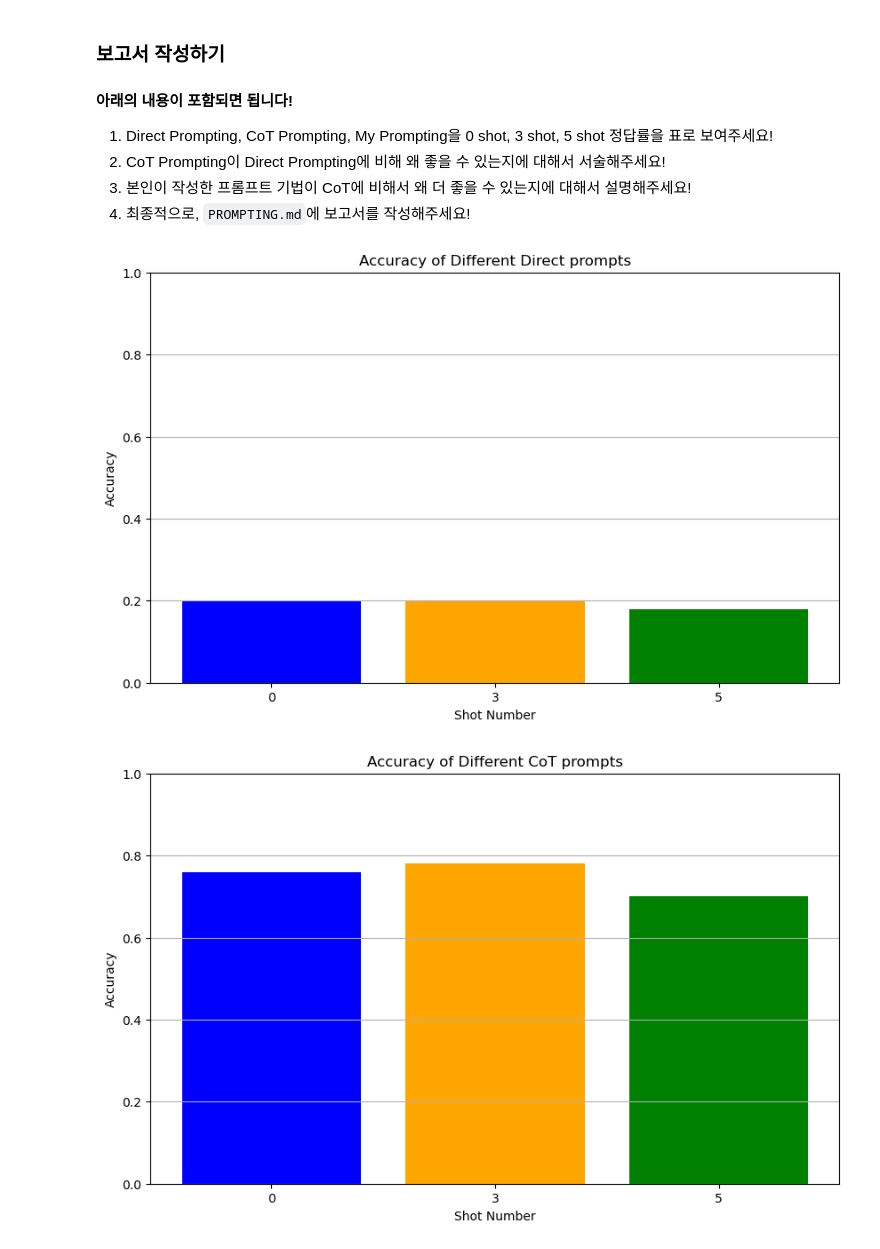
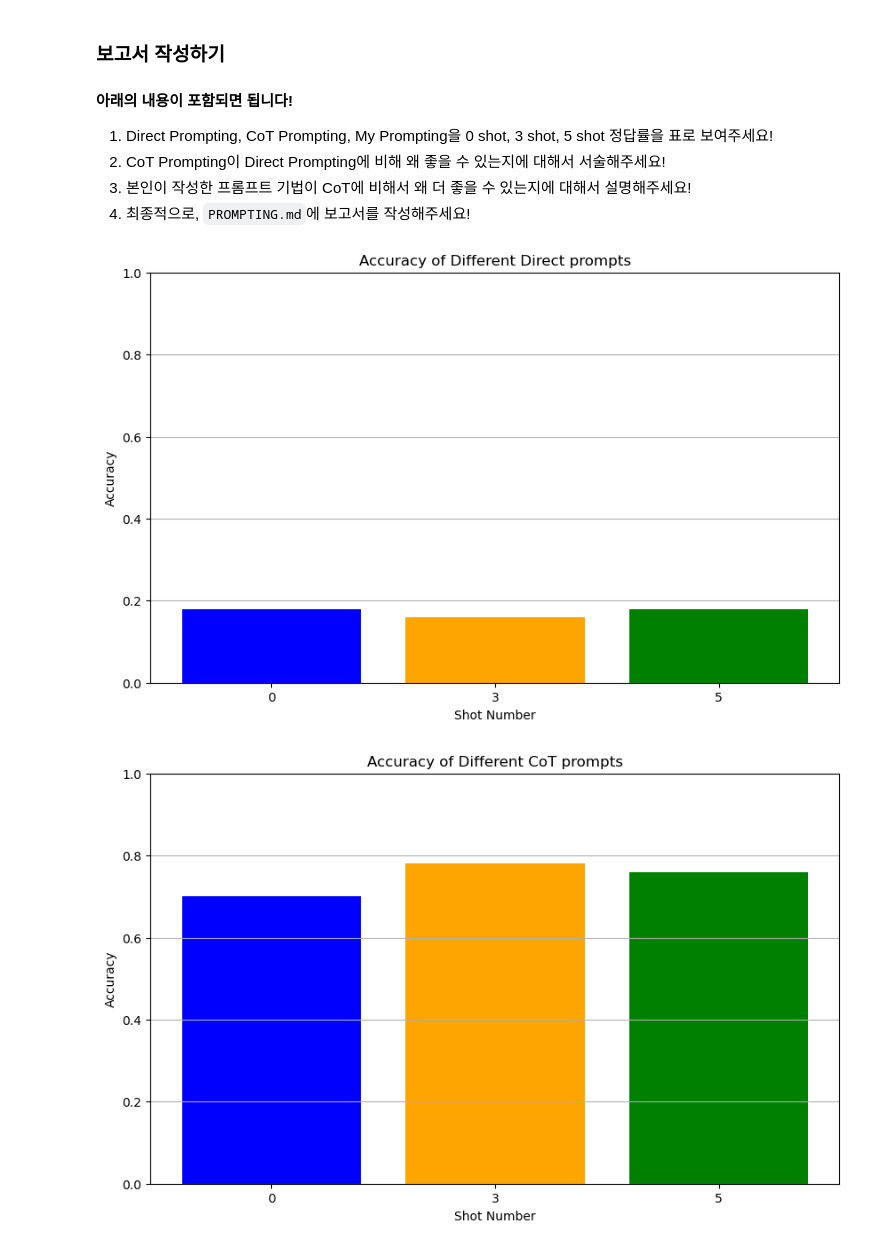
Before and after one commit to ingbunga/YBIGTA_newbie_assignment, a Jupyter notebook: 7(1)-LLM/prompting.ipynb, the cells around one changed output. Saved outputs shown, nothing was run; the diff lists cells and outputs as text; code cells hidden in the pictures.

```diff
--- a/7(1)-LLM/prompting.ipynb
+++ b/7(1)-LLM/prompting.ipynb
@@ -446,14 +442,14 @@ def plot_accuracy(accuracies: List[float], shots: List[str], prompt_type: str =
     plt.show()
 
 shot_list = ['0', '3', '5']
-accuracy_list = [0.2, 0.2, 0.18]
+accuracy_list = [0.18, 0.16, 0.18]
 plot_accuracy(accuracy_list, shot_list, prompt_type="Direct")
 # %% [output]
-[figure, old version]
+[figure, new version]
 # %%
-accuracy_list = [0.76, 0.78, 0.7]
+accuracy_list = [0.7, 0.78, 0.76]
 plot_accuracy(accuracy_list, shot_list, prompt_type="CoT")
 # %% [output]
-[figure, old version]
+[figure, new version]
 # %%
 # My prompting accuracy
```
Also changed, not shown: parts of 7 cells of this notebook, 13 other files.
